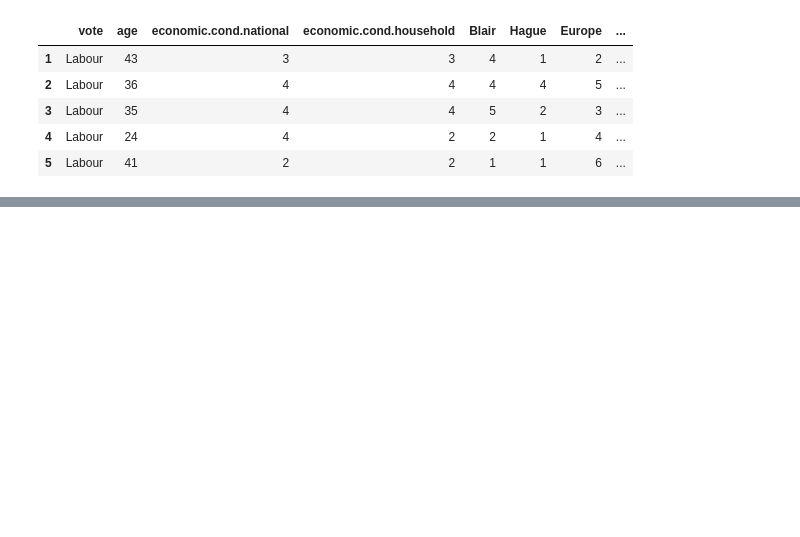
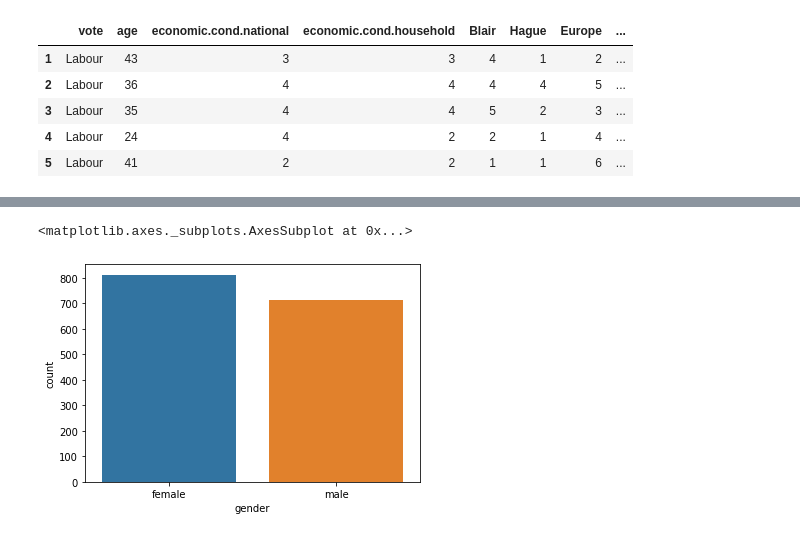
Before and after one commit to vkayonline/Elections-Data-Classification, a Jupyter notebook: MLSC_CT2_Project.ipynb, the cells around one changed output, grey strips where cells are left out. Cells and saved outputs as stored; diff of their text form; code cells hidden in the pictures; blank space fills up the shorter version.

```diff
--- a/MLSC_CT2_Project.ipynb
+++ b/MLSC_CT2_Project.ipynb
@@ -17,0 +72,5 @@ data.head()
+# %%
+sns.countplot(data['gender'])
+# %% [output]
+<matplotlib.axes._subplots.AxesSubplot at 0x...>
+[figure, added]
```
Also changed, not shown: parts of 6 cells of this notebook.
